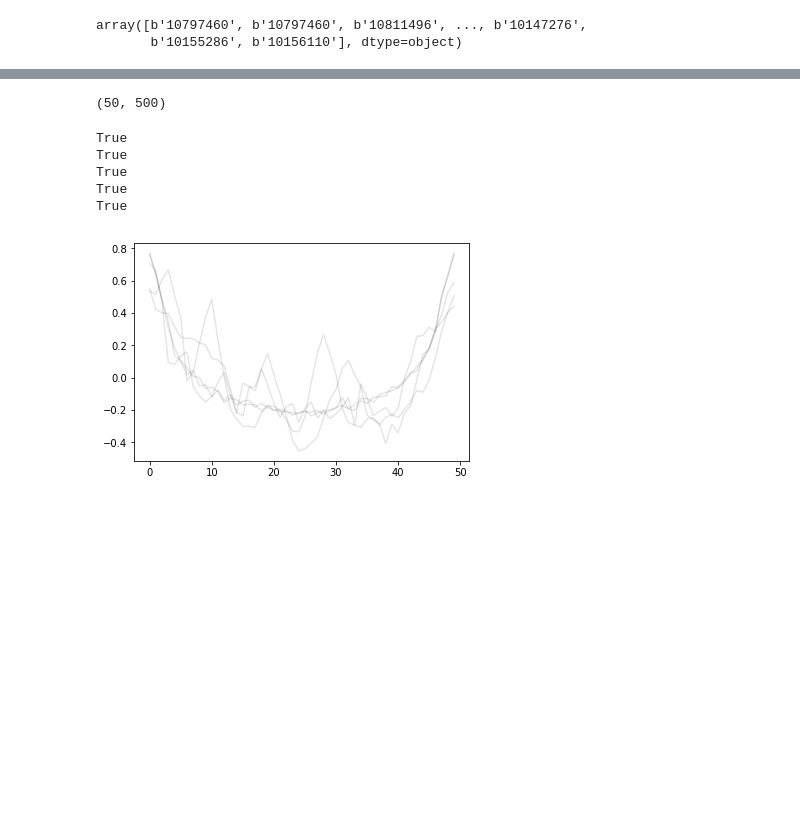
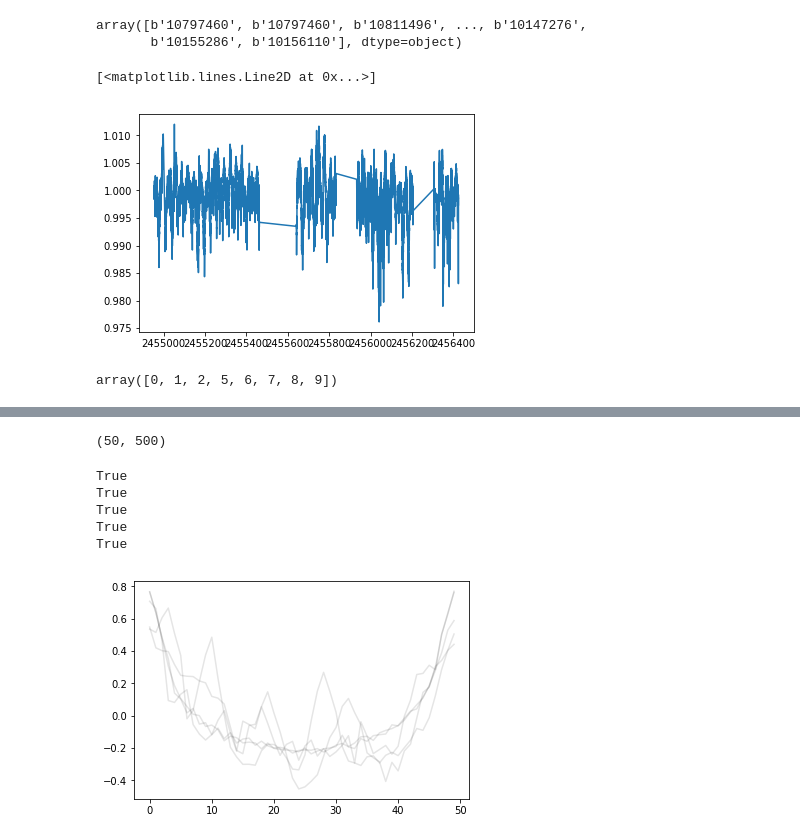
Before and after one commit to bmorris3/orso, a Jupyter notebook: cnn/classify_test.ipynb, the cells around one changed output, grey strips where cells are left out. Cells and saved outputs as stored; diff of their text form; code cells hidden in the pictures; blank space fills up the shorter version.

```diff
--- a/cnn/classify_test.ipynb
+++ b/cnn/classify_test.ipynb
@@ -15,3 +15,14 @@ koi_table['kepid'].data.data
 # %% [output]
 array([b'10797460', b'10797460', b'10811496', ..., b'10147276',
        b'10155286', b'10156110'], dtype=object)
+# %%
+archive = h5py.File('../data/kepler_lcs/archive.hdf5', 'r')
+
+kepid = '010748390'
+
+times, fluxes = archive[kepid]
+# %%
+plt.plot(times, fluxes)
+# %% [output]
+[<matplotlib.lines.Line2D at 0x...>]
+[figure, added]
@@ -17,0 +97,6 @@ array([b'10797460', b'10797460', b'10811496', ..., b'10147276',
+# %%
+>>> trick = np.r_[0:3,5:10]
+>>> np.arange(10)[trick]
+# array([0, 1, 2, 5, 6, 7, 8, 9])
+# %% [output]
+array([0, 1, 2, 5, 6, 7, 8, 9])
```
Also changed, not shown: parts of 14 cells of this notebook, 3 other files.
